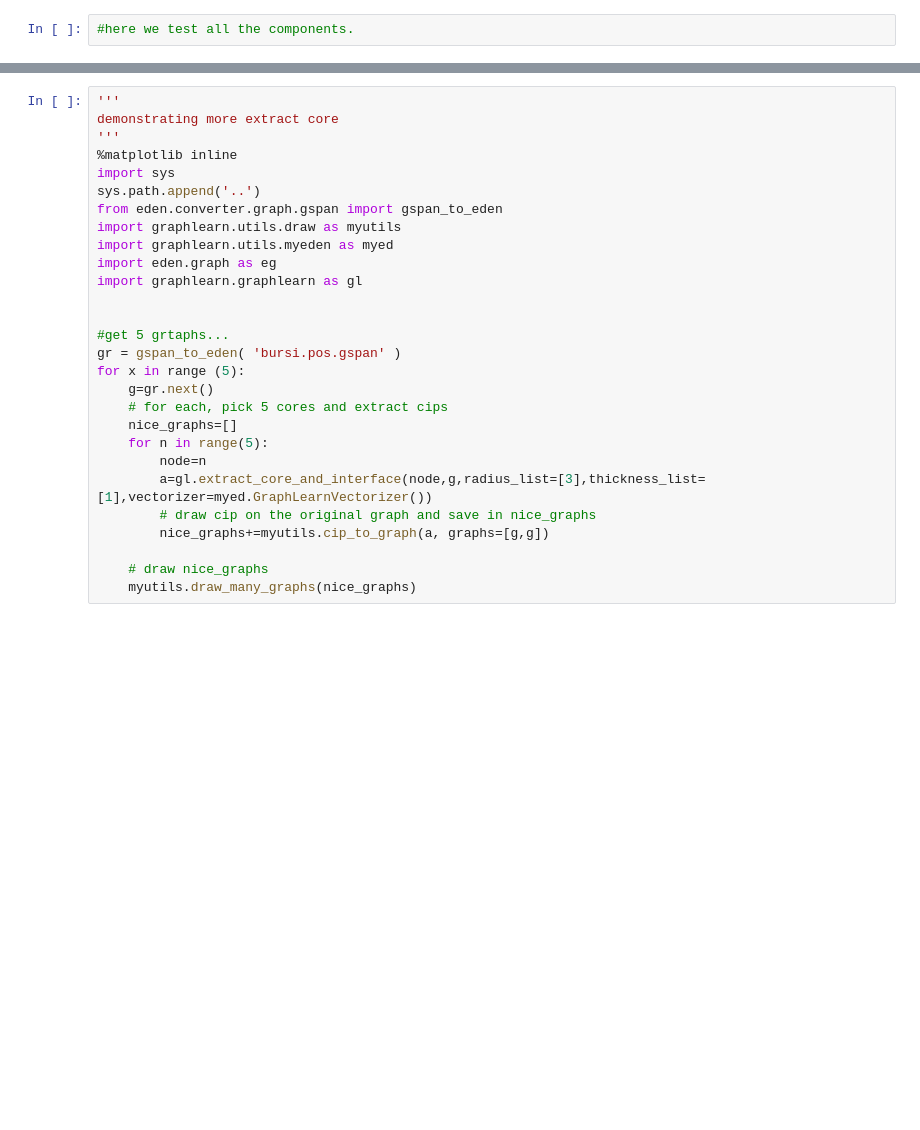
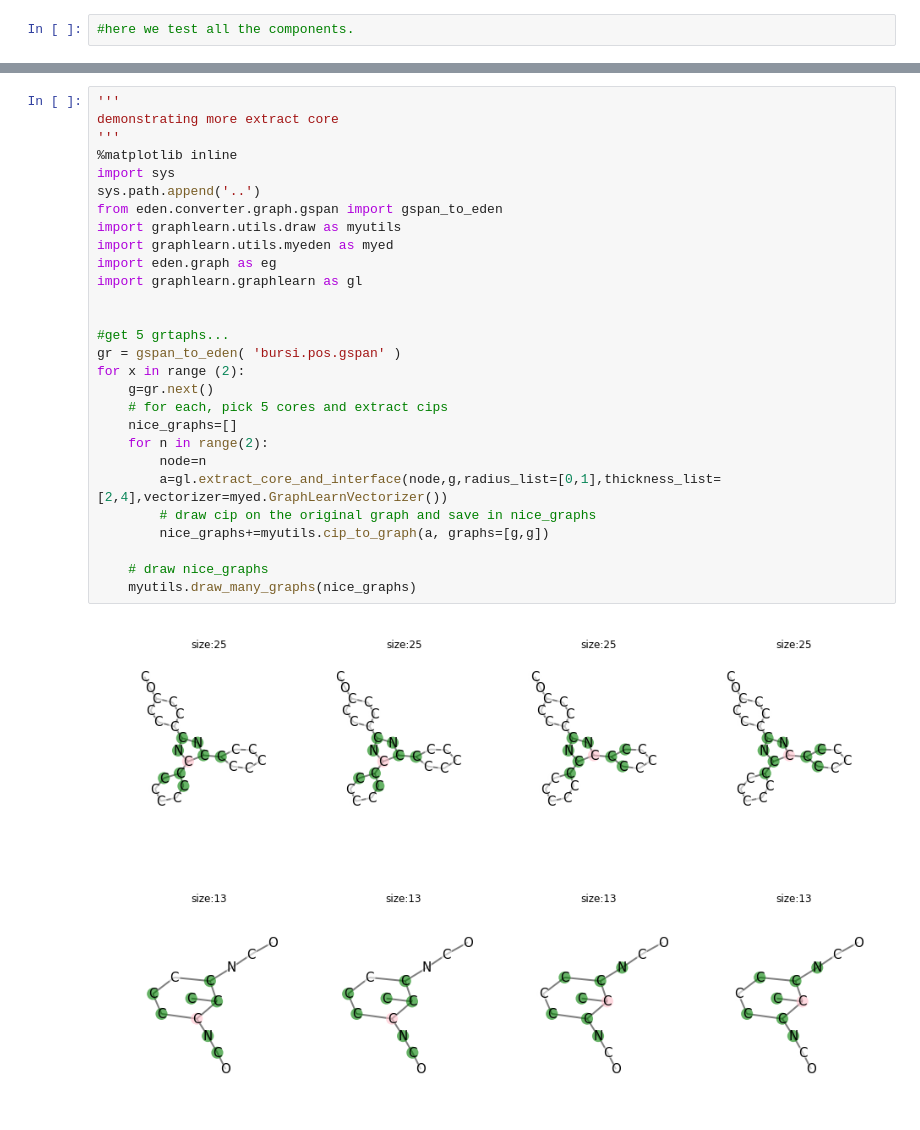
Before and after one commit to fabriziocosta/GraphLearn, a Jupyter notebook: example/Example.ipynb, the cells around one changed output, grey strips where cells are left out. Cells and saved outputs as stored; diff of their text form; blank space fills up the shorter version.

```diff
--- a/example/Example.ipynb
+++ b/example/Example.ipynb
@@ -27,31 +30,34 @@ myutils.draw_many_graphs(ng)
 # %%
 '''
 demonstrating more extract core
 '''
 %matplotlib inline
 import sys
 sys.path.append('..')
 from eden.converter.graph.gspan import gspan_to_eden
 import graphlearn.utils.draw as myutils
 import graphlearn.utils.myeden as myed
 import eden.graph as eg
 import graphlearn.graphlearn as gl
 
 
 #get 5 grtaphs...
 gr = gspan_to_eden( 'bursi.pos.gspan' )
-for x in range (5):
+for x in range (2):
     g=gr.next()
     # for each, pick 5 cores and extract cips
     nice_graphs=[]
-    for n in range(5):
+    for n in range(2):
         node=n
-        a=gl.extract_core_and_interface(node,g,radius_list=[3],thickness_list=[1],vectorizer=myed.GraphLearnVectorizer())
+        a=gl.extract_core_and_interface(node,g,radius_list=[0,1],thickness_list=[2,4],vectorizer=myed.GraphLearnVectorizer())
         # draw cip on the original graph and save in nice_graphs
         nice_graphs+=myutils.cip_to_graph(a, graphs=[g,g])
 
     # draw nice_graphs
     myutils.draw_many_graphs(nice_graphs)
+# %% [output]
+[figure, added]
+[figure, added]
 # %%
 %%time
 '''
```
Also changed, not shown: parts of 14 cells of this notebook, 4 other files.
